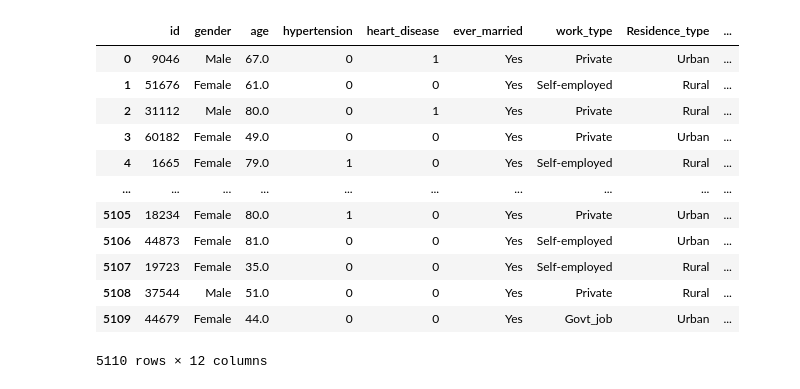
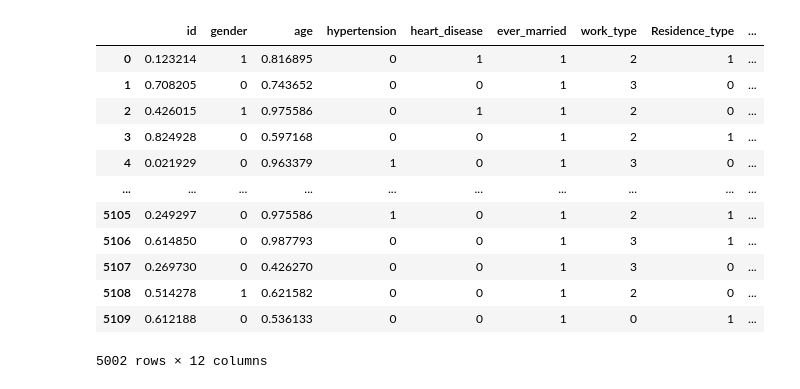
Before and after one commit to Esha-Gupta-DAX/Training, a Jupyter notebook: DAX-DS-Assignment-2022-Esha_Gupta/Machine_Learning/Machine Learning.ipynb, the cells around one changed output. Drawn from its saved outputs; the diff is of its cells as text; code cells hidden in the pictures.

Commit message:
DS assignment

```diff
--- a/DAX-DS-Assignment-2022-Esha_Gupta/Machine_Learning/Machine Learning.ipynb
+++ b/DAX-DS-Assignment-2022-Esha_Gupta/Machine_Learning/Machine Learning.ipynb
@@ -7,17 +13,17 @@ import seaborn as sns
 # %%
-df = pd.read_csv(r"C:\Users\egupta\Desktop\DAX-DS-Assignment-2022-Esha_Gupta\Data_Analytics\healthcare-dataset-stroke-data.csv")
+df = pd.read_csv(r"C:\Users\egupta\Desktop\DAX-DS-Assignment-2022-Esha_Gupta\heartstroke dataset after data analytics.csv", index_col=0)
 df
 # %% [output]
 |  | id | gender | age | hypertension | heart_disease | ever_married | work_type | Residence_type | ... |
-| 0 | 9046 | Male | 67.0 | 0 | 1 | Yes | Private | Urban | ... |
-| 1 | 51676 | Female | 61.0 | 0 | 0 | Yes | Self-employed | Rural | ... |
-| 2 | 31112 | Male | 80.0 | 0 | 1 | Yes | Private | Rural | ... |
-| 3 | 60182 | Female | 49.0 | 0 | 0 | Yes | Private | Urban | ... |
-| 4 | 1665 | Female | 79.0 | 1 | 0 | Yes | Self-employed | Rural | ... |
+| 0 | 0.123214 | 1 | 0.816895 | 0 | 1 | 1 | 2 | 1 | ... |
+| 1 | 0.708205 | 0 | 0.743652 | 0 | 0 | 1 | 3 | 0 | ... |
+| 2 | 0.426015 | 1 | 0.975586 | 0 | 1 | 1 | 2 | 0 | ... |
+| 3 | 0.824928 | 0 | 0.597168 | 0 | 0 | 1 | 2 | 1 | ... |
+| 4 | 0.021929 | 0 | 0.963379 | 1 | 0 | 1 | 3 | 0 | ... |
 | ... | ... | ... | ... | ... | ... | ... | ... | ... | ... |
-| 5105 | 18234 | Female | 80.0 | 1 | 0 | Yes | Private | Urban | ... |
-| 5106 | 44873 | Female | 81.0 | 0 | 0 | Yes | Self-employed | Urban | ... |
-| 5107 | 19723 | Female | 35.0 | 0 | 0 | Yes | Self-employed | Rural | ... |
-| 5108 | 37544 | Male | 51.0 | 0 | 0 | Yes | Private | Rural | ... |
-| 5109 | 44679 | Female | 44.0 | 0 | 0 | Yes | Govt_job | Urban | ... |
+| 5105 | 0.249297 | 0 | 0.975586 | 1 | 0 | 1 | 2 | 1 | ... |
+| 5106 | 0.614850 | 0 | 0.987793 | 0 | 0 | 1 | 3 | 1 | ... |
+| 5107 | 0.269730 | 0 | 0.426270 | 0 | 0 | 1 | 3 | 0 | ... |
+| 5108 | 0.514278 | 1 | 0.621582 | 0 | 0 | 1 | 2 | 0 | ... |
+| 5109 | 0.612188 | 0 | 0.536133 | 0 | 0 | 1 | 0 | 1 | ... |
-5110 rows × 12 columns
+5002 rows × 12 columns
```
Also changed, not shown: parts of 25 cells of this notebook, 1 other file.
